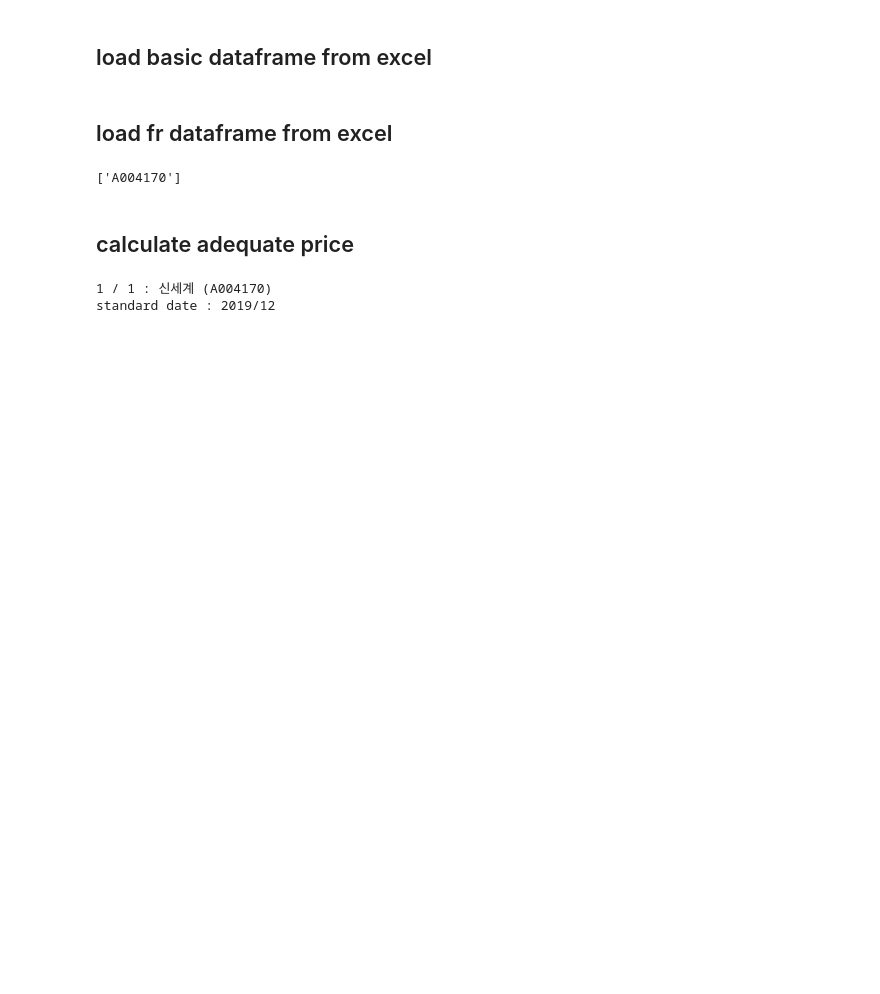
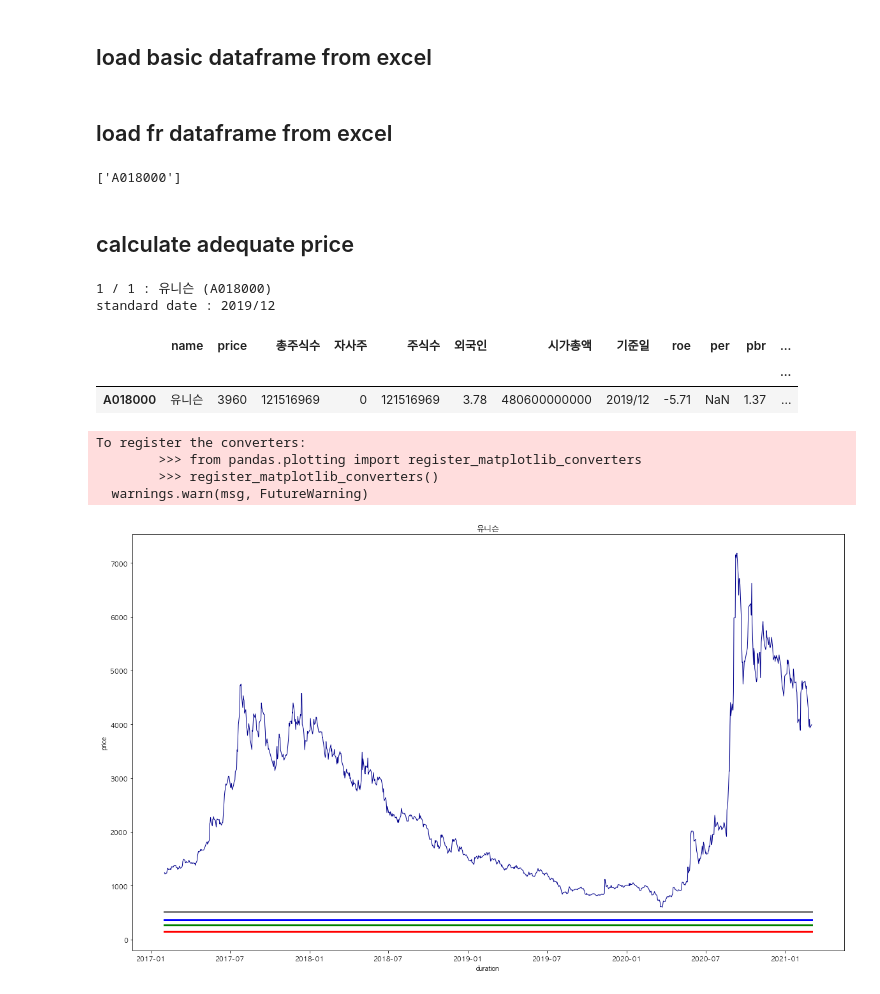
Before and after one commit to neosuperprogrammer/Quant, a Jupyter notebook: rim/py_neo_quant_rim_sector_screening.ipynb, the cells around one changed output. Drawn from its saved outputs; the diff is of its cells as text; code cells hidden in the pictures; blank space fills up the shorter version.

```diff
--- a/rim/py_neo_quant_rim_sector_screening.ipynb
+++ b/rim/py_neo_quant_rim_sector_screening.ipynb
@@ -53,12 +58,12 @@ fr_df = fr_df.loc[ fr_df.index.dropna() ]
 #                     '유안타증권', '코리아에셋투자증권', '교보증권', '현대차증권', '삼성증권', '유화증권',
 #                     '상상인증권', 'NH투자증권', '한국금융지주', '이베스트투자증권', '부국증권', 'SK증권',
 #                     '유진증권', '메리츠증권', '다우데이타', '키움증권', '미래에셋대우']
-company_name_list = ['신세계']
+company_name_list = ['유니슨']
 # %%
-company_code_list = nq.get_company_code_list(company_name_list)
+company_code_list = nq.get_company_code_list(company_name_list, companies)
 company_code_list
 # %% [output]
-['A004170']
+['A018000']
 # %%
 sector_df = basic_df.loc[company_code_list]
 # %% [markdown]
@@ -94,16 +99,16 @@ for num, code in enumerate(sector_df.index):
                 sector_df.at[code, '유보율'] = keep_rate
                 sector_df.at[code, '배당수익률'] = interest_rate
 
-                sector_df.at[code, 'expectation'] = expected_ratio
+                sector_df.at[code, 'expectation'] = base_profit_ratio
     #             print('stock_count : ' + str(stock_count))
-                high = nq.get_more_adequate_price(asset, roe, expected_ratio, stock_count, 1)
+                high = nq.get_more_adequate_price(asset, roe, base_profit_ratio, stock_count, 1)
     #             print('high : ' + str(high))
                 sector_df.at[code, 'high'] = high
-                middle = nq.get_more_adequate_price(asset, roe, expected_ratio, stock_count, 0.9)
+                middle = nq.get_more_adequate_price(asset, roe, base_profit_ratio, stock_count, 0.9)
                 sector_df.at[code, 'middle'] = middle
-                low = nq.get_more_adequate_price(asset, roe, expected_ratio, stock_count, 0.8)
+                low = nq.get_more_adequate_price(asset, roe, base_profit_ratio, stock_count, 0.8)
                 sector_df.at[code, 'low'] = low
-                very_low = nq.get_more_adequate_price(asset, roe, expected_ratio, stock_count, 0.5)
+                very_low = nq.get_more_adequate_price(asset, roe, base_profit_ratio, stock_count, 0.5)
                 sector_df.at[code, 'very_low'] = very_low
                 break
         except ValueError:
@@ -115,8 +120,14 @@ sector_df['dis_rate'] = sector_df['price'] / sector_df['low']
 sector_df = sector_df.sort_values(by='dis_rate', ascending=True)
 sector_df['rank'] = sector_df['dis_rate'].rank()
 # %% [output]
-1 / 1 : 신세계 (A004170)
+1 / 1 : 유니슨 (A018000)
 standard date : 2019/12
+# %%
+sector_df
+# %% [output]
+|  | name | price | 총주식수 | 자사주 | 주식수 | 외국인 | 시가총액 | 기준일 | roe | per | pbr | ... |
+|  |  |  |  |  |  |  |  |  |  |  |  | ... |
+| A018000 | 유니슨 | 3960 | 121516969 | 0 | 121516969 | 3.78 | 480600000000 | 2019/12 | -5.71 | NaN | 1.37 | ... |
 # %%
 sector_df.to_excel(r'data/stock_sector.xlsx')
 # %%
@@ -124,3 +135,26 @@ sector_df = pd.read_excel(r'data/stock_sector.xlsx')
 sector_df.index = sector_df[sector_df.columns[0]]
 sector_df.index.name = ''
 sector_df.drop(sector_df.columns[0], axis = 1, inplace = True)
+# %%
+for company_code in company_code_list:
+    company_name = nq.get_company_name(company_code, companies)
+
+    price_df = nq.request_price_list(company_code, 'day', 1000)
+
+    price_high = sector_df.loc[company_code]['high']
+    price_middle = sector_df.loc[company_code]['middle']
+    price_low = sector_df.loc[company_code]['low']
+    price_very_low = sector_df.loc[company_code]['very_low']
+
+    price_df['price_very_low'] = [price_very_low] * len(price_df)
+    price_df['price_low'] = [price_low] * len(price_df)
+    price_df['price_middle'] = [price_middle] * len(price_df)
+    price_df['price_high'] = [price_high] * len(price_df)
+
+    nq.show_price_chart(company_code, company_name, price_df)
+# %% [output]
+To register the converters:
+        >>> from pandas.plotting import register_matplotlib_converters
+        >>> register_matplotlib_converters()
+  warnings.warn(msg, FutureWarning)
+[figure, added]
```
Also changed, not shown: parts of 2 cells of this notebook, 1 other file.
